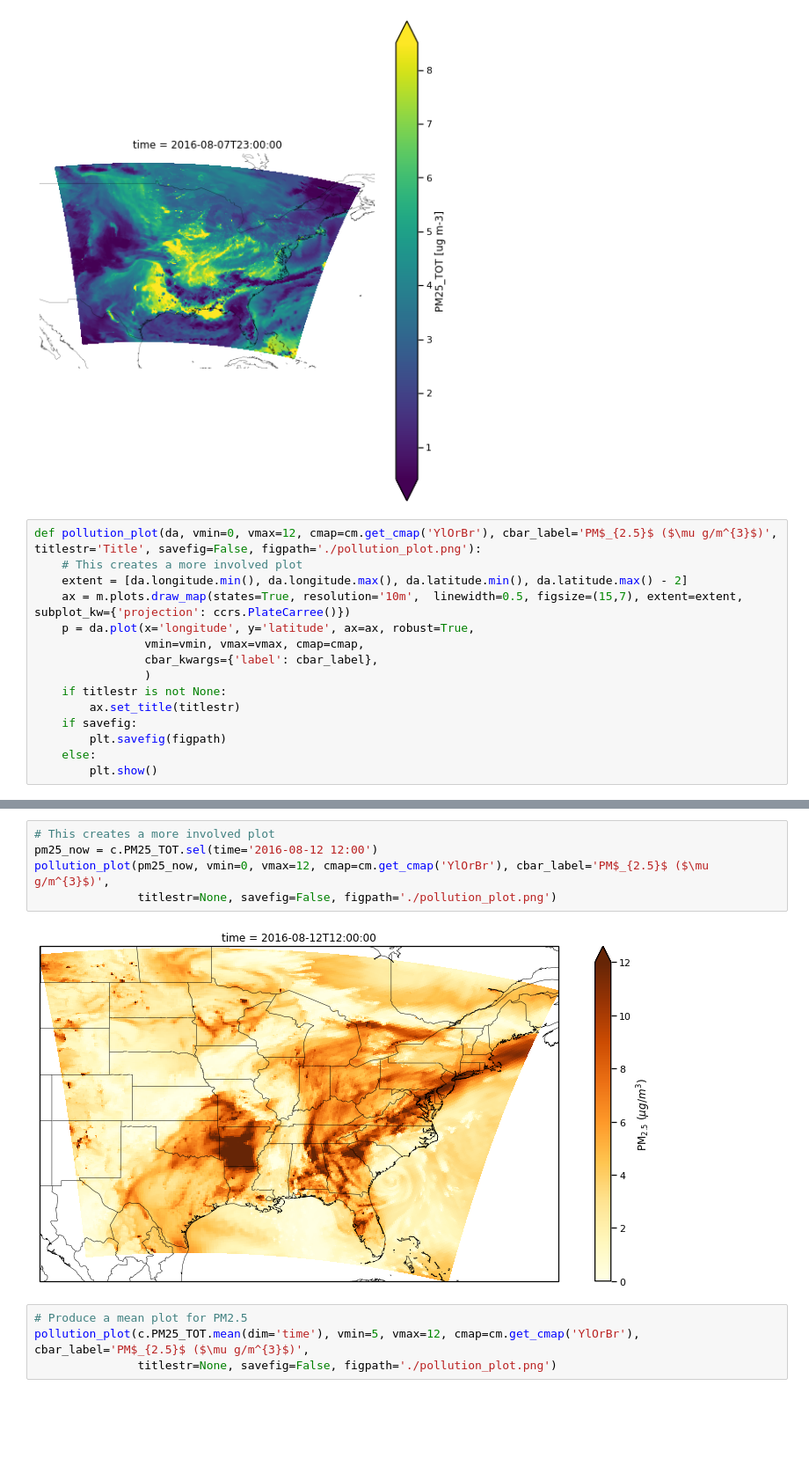
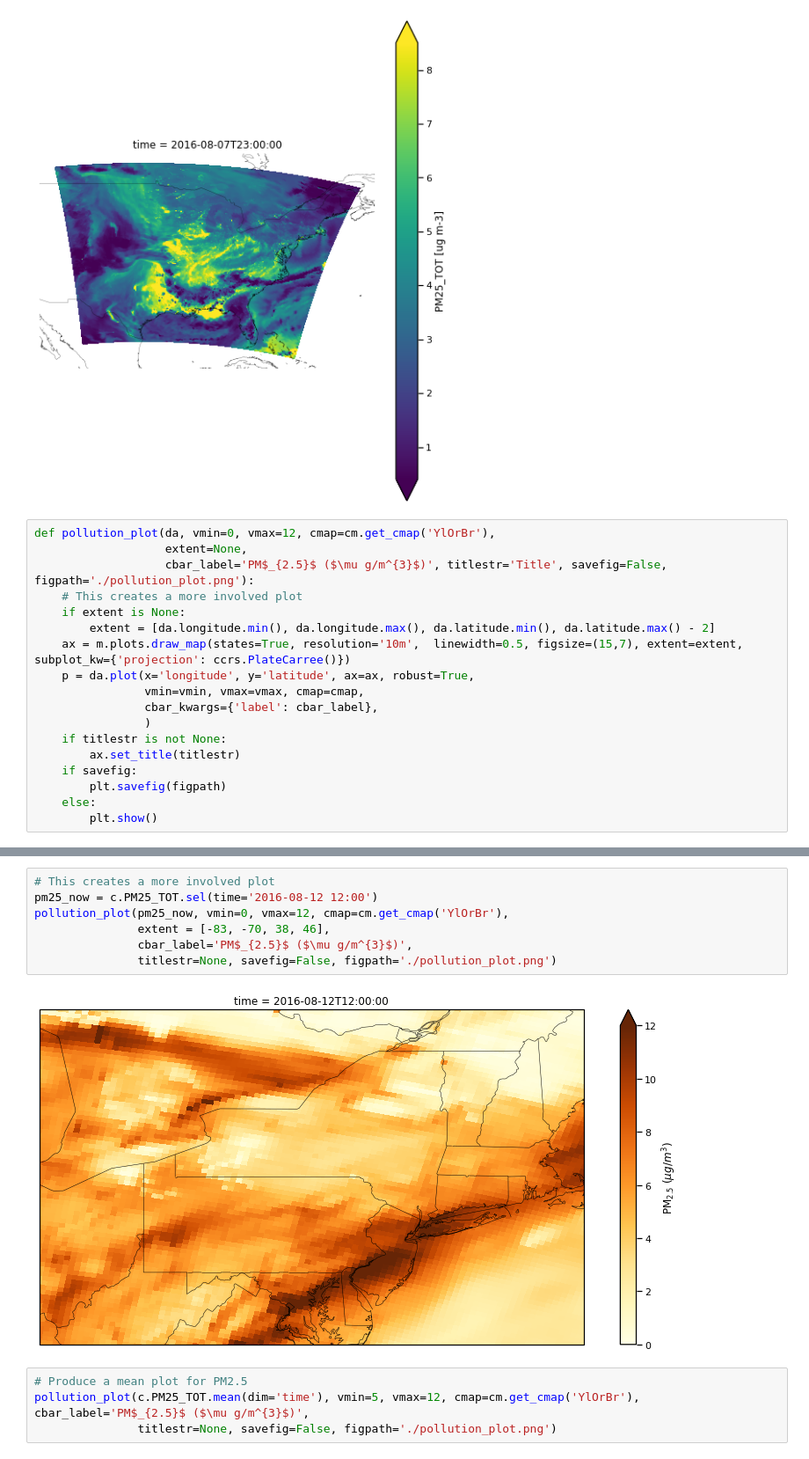
Before and after one commit to jeffreysward/cmaqpy, a Jupyter notebook: notebooks/Visualize cctm output dev.ipynb, the cells around one changed output, grey strips where cells are left out. Shown at 88% size. Saved outputs shown, nothing was run; the diff lists cells and outputs as text; blank space fills up the shorter version.

```diff
--- a/notebooks/Visualize cctm output dev.ipynb
+++ b/notebooks/Visualize cctm output dev.ipynb
@@ -66,9 +66,12 @@ c.PM25_TOT.sel(time='2016-08-07 23').monet.quick_map(robust=True)
 <GeoAxesSubplot:title={'center':'time = 2016-08-07T23:00:00'}, xlabel='longitude', ylabel='latitude'>
 [figure]
 # %%
-def pollution_plot(da, vmin=0, vmax=12, cmap=cm.get_cmap('YlOrBr'), cbar_label='PM$_{2.5}$ ($\mu g/m^{3}$)', titlestr='Title', savefig=False, figpath='./pollution_plot.png'):
+def pollution_plot(da, vmin=0, vmax=12, cmap=cm.get_cmap('YlOrBr'),
+                   extent=None,
+                   cbar_label='PM$_{2.5}$ ($\mu g/m^{3}$)', titlestr='Title', savefig=False, figpath='./pollution_plot.png'):
     # This creates a more involved plot
-    extent = [da.longitude.min(), da.longitude.max(), da.latitude.min(), da.latitude.max() - 2]
+    if extent is None:
+        extent = [da.longitude.min(), da.longitude.max(), da.latitude.min(), da.latitude.max() - 2]
     ax = m.plots.draw_map(states=True, resolution='10m',  linewidth=0.5, figsize=(15,7), extent=extent, subplot_kw={'projection': ccrs.PlateCarree()})
     p = da.plot(x='longitude', y='latitude', ax=ax, robust=True,
                 vmin=vmin, vmax=vmax, cmap=cmap,
@@ -83,10 +178,12 @@ def pollution_plot(da, vmin=0, vmax=12, cmap=cm.get_cmap('YlOrBr'), cbar_label='
 # %%
 # This creates a more involved plot
 pm25_now = c.PM25_TOT.sel(time='2016-08-12 12:00')
-pollution_plot(pm25_now, vmin=0, vmax=12, cmap=cm.get_cmap('YlOrBr'), cbar_label='PM$_{2.5}$ ($\mu g/m^{3}$)',
+pollution_plot(pm25_now, vmin=0, vmax=12, cmap=cm.get_cmap('YlOrBr'),
+               extent = [-83, -70, 38, 46],
+               cbar_label='PM$_{2.5}$ ($\mu g/m^{3}$)',
                titlestr=None, savefig=False, figpath='./pollution_plot.png')
 # %% [output]
-[figure, old version]
+[figure, new version]
 # %%
 # Produce a mean plot for PM2.5
 pollution_plot(c.PM25_TOT.mean(dim='time'), vmin=5, vmax=12, cmap=cm.get_cmap('YlOrBr'), cbar_label='PM$_{2.5}$ ($\mu g/m^{3}$)',
```
Also changed, not shown: parts of 5 cells of this notebook, 11 other files.
